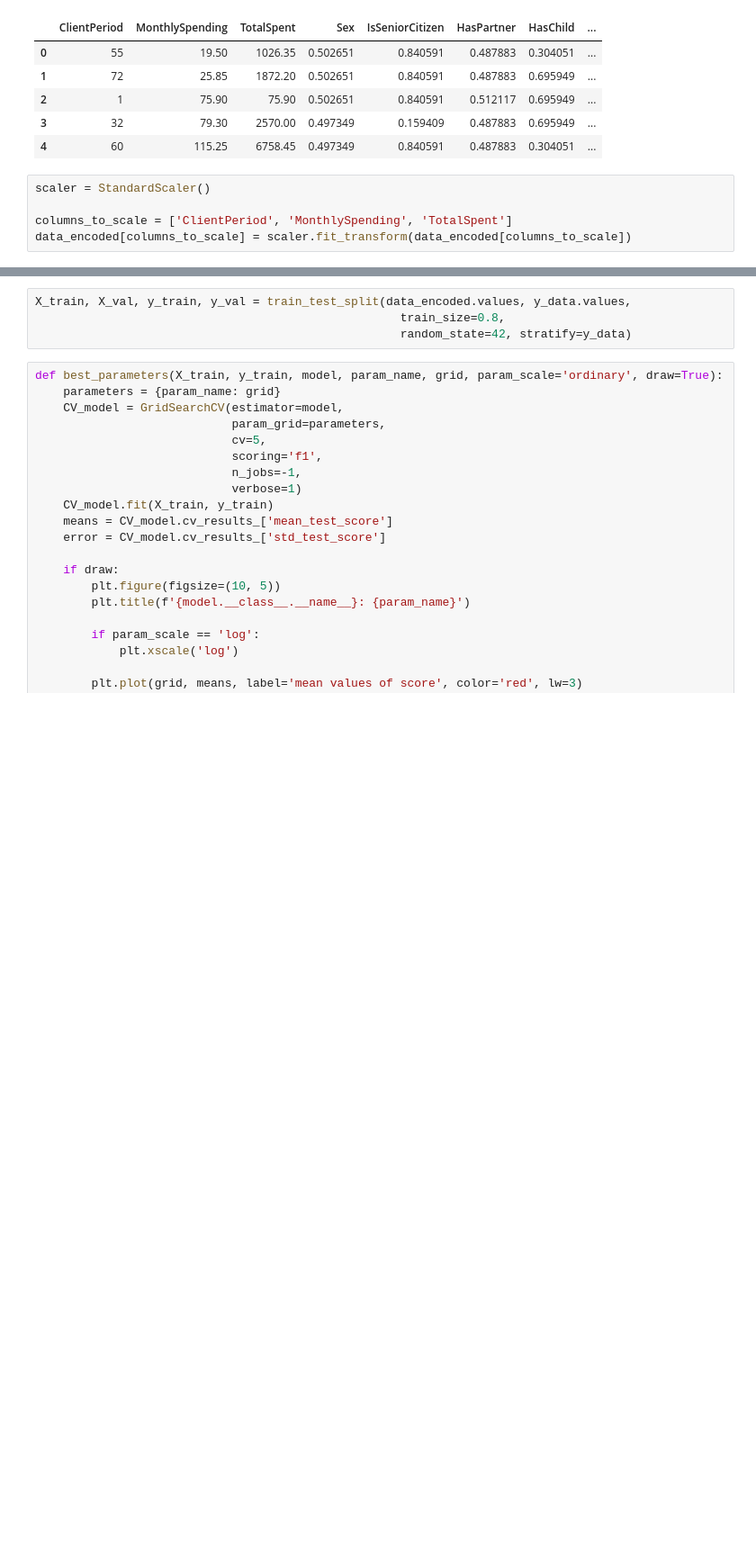
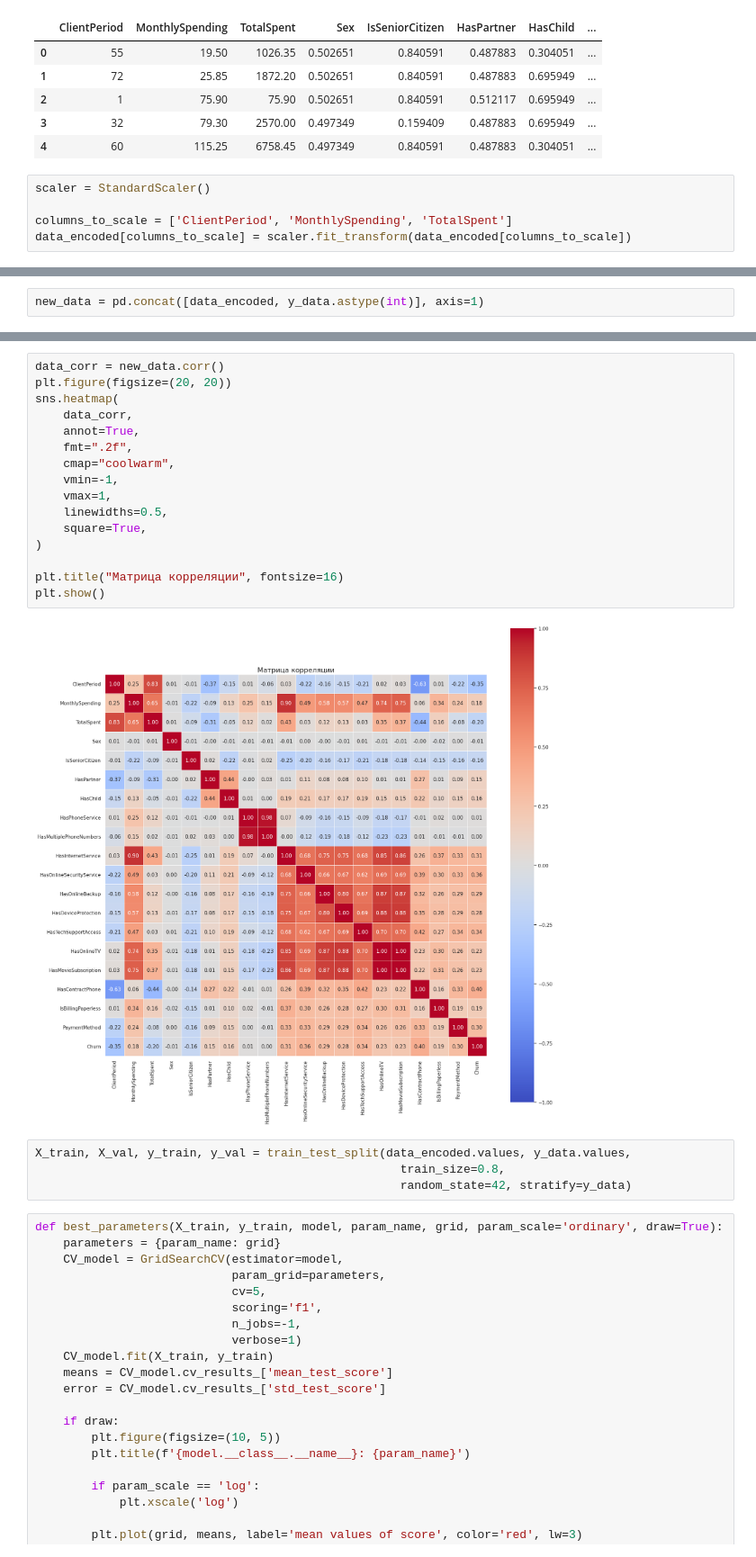
Before and after one commit to k-gorbenko/-DLS, a Jupyter notebook: week_03_composition_model_selection/Homework/hw_3_kaggle.ipynb, the cells around one changed output, grey strips where cells are left out. Shown at 90% size. Cells and saved outputs as stored; diff of their text form; blank space fills up the shorter version.

```diff
--- a/week_03_composition_model_selection/Homework/hw_3_kaggle.ipynb
+++ b/week_03_composition_model_selection/Homework/hw_3_kaggle.ipynb
@@ -388,0 +422,2 @@ data_encoded[columns_to_scale] = scaler.fit_transform(data_encoded[columns_to_sc
+# %%
+new_data = pd.concat([data_encoded, y_data.astype(int)], axis=1)
@@ -389,3 +433,21 @@ data_encoded[columns_to_scale] = scaler.fit_transform(data_encoded[columns_to_sc
+# %%
+data_corr = new_data.corr()
+plt.figure(figsize=(20, 20))
+sns.heatmap(
+    data_corr,
+    annot=True,
+    fmt=".2f",
+    cmap="coolwarm",
+    vmin=-1,
+    vmax=1,
+    linewidths=0.5,
+    square=True,
+)
+
+plt.title("Матрица корреляции", fontsize=16)
+plt.show()
+# %% [output]
+[figure, added]
 # %%
 X_train, X_val, y_train, y_val = train_test_split(data_encoded.values, y_data.values,
                                                     train_size=0.8,
```
Also changed, not shown: parts of 6 cells of this notebook.
